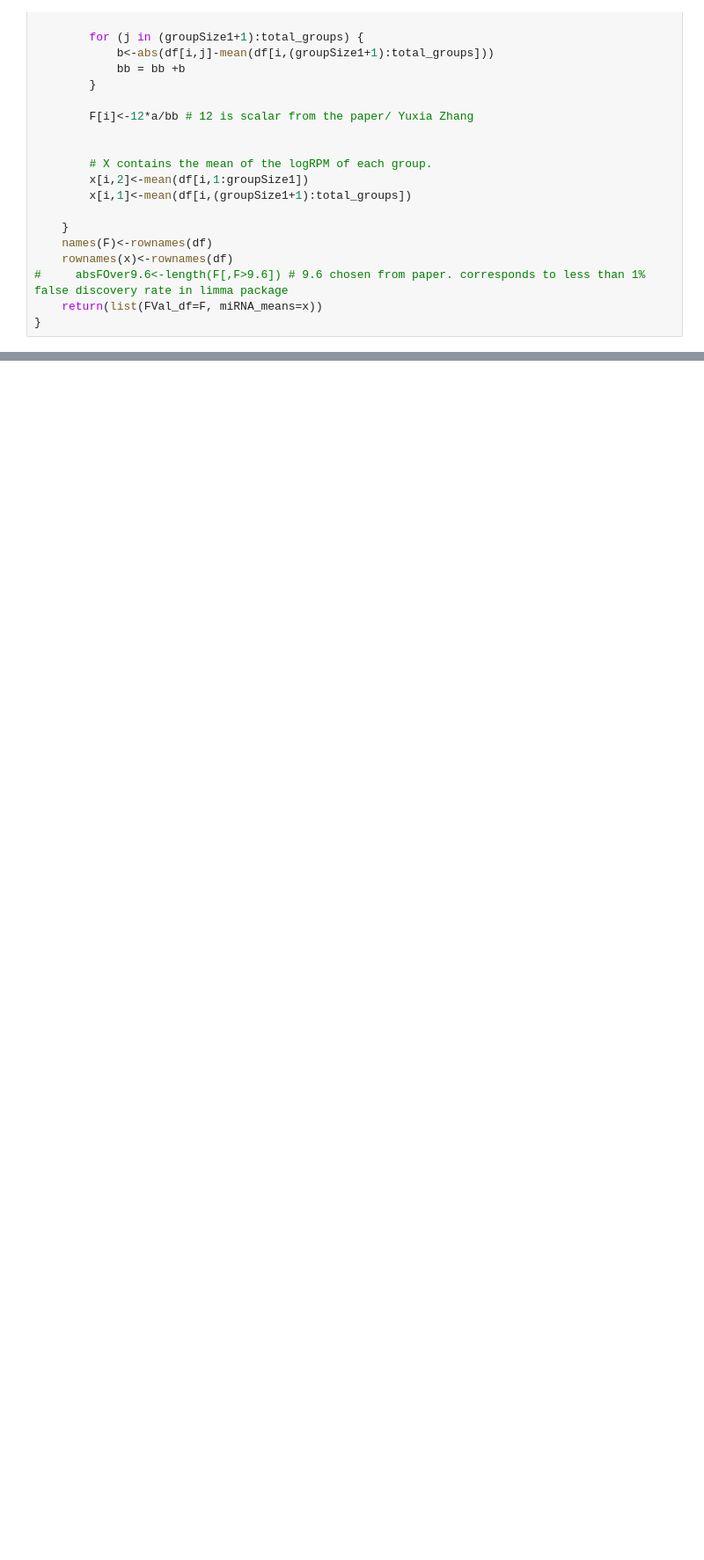
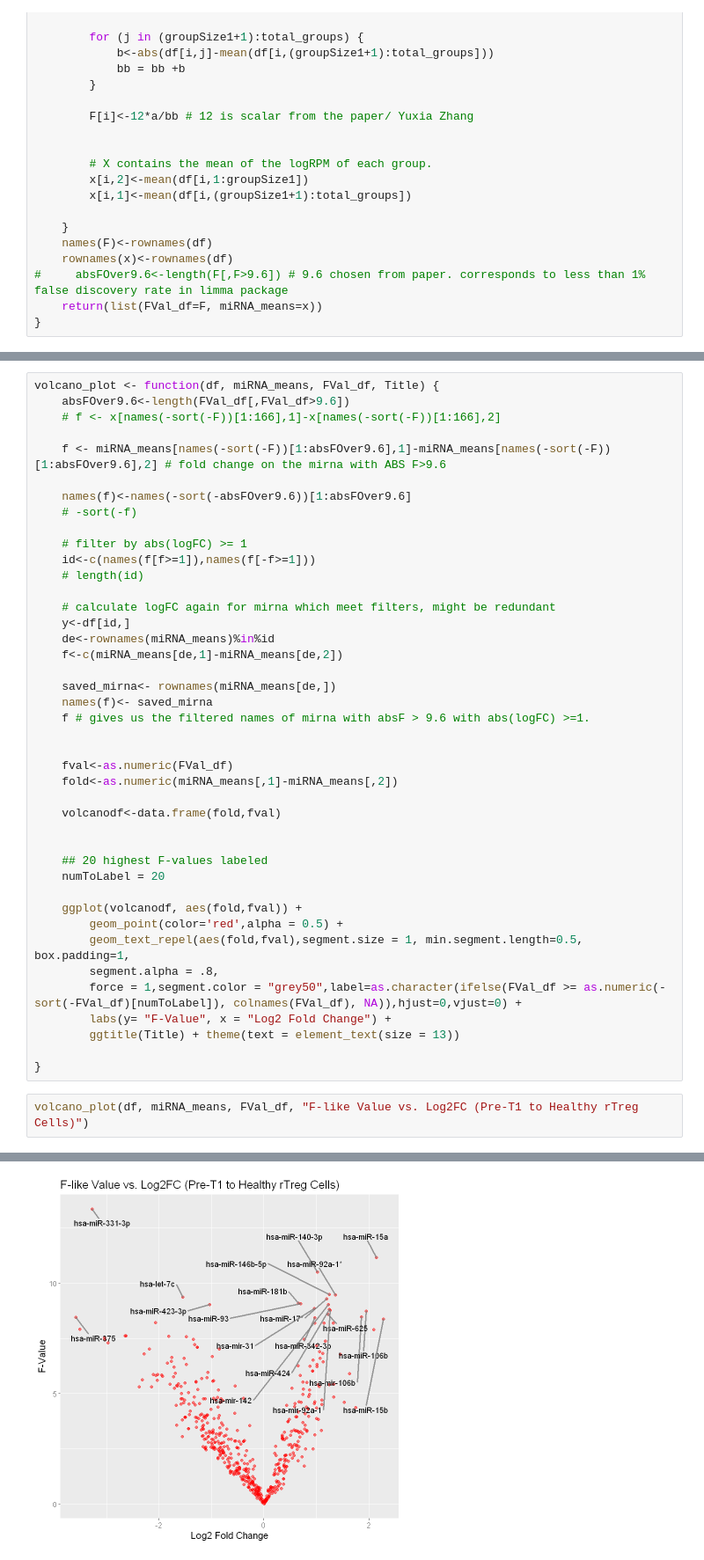
Before and after one commit to derrick56007/mirna_pre-t1d, a Jupyter notebook: notebooks/library_code_make.ipynb, the cells around one changed output, grey strips where cells are left out. Shown at 88% size. Cells and saved outputs as stored; diff of their text form; blank space fills up the shorter version.

Commit message:
saving work, volcanoplot func

```diff
--- a/notebooks/library_code_make.ipynb
+++ b/notebooks/library_code_make.ipynb
@@ -227,0 +209,45 @@ A data.frame: 519 × 2
+# %%
+volcano_plot <- function(df, miRNA_means, FVal_df, Title) {
+    absFOver9.6<-length(FVal_df[,FVal_df>9.6])
+    # f <- x[names(-sort(-F))[1:166],1]-x[names(-sort(-F))[1:166],2]
+
+    f <- miRNA_means[names(-sort(-F))[1:absFOver9.6],1]-miRNA_means[names(-sort(-F))[1:absFOver9.6],2] # fold change on the mirna with ABS F>9.6
+
+    names(f)<-names(-sort(-absFOver9.6))[1:absFOver9.6]
+    # -sort(-f)
+
+    # filter by abs(logFC) >= 1
+    id<-c(names(f[f>=1]),names(f[-f>=1]))
+    # length(id)
+
+    # calculate logFC again for mirna which meet filters, might be redundant
+    y<-df[id,]
+    de<-rownames(miRNA_means)%in%id
+    f<-c(miRNA_means[de,1]-miRNA_means[de,2])
+
+    saved_mirna<- rownames(miRNA_means[de,])
+    names(f)<- saved_mirna
+    f # gives us the filtered names of mirna with absF > 9.6 with abs(logFC) >=1.
+
+
+    fval<-as.numeric(FVal_df)
+    fold<-as.numeric(miRNA_means[,1]-miRNA_means[,2])
+
+    volcanodf<-data.frame(fold,fval)
+
+
+    ## 20 highest F-values labeled
+    numToLabel = 20
+
+    ggplot(volcanodf, aes(fold,fval)) +
+        geom_point(color='red',alpha = 0.5) +
+        geom_text_repel(aes(fold,fval),segment.size = 1, min.segment.length=0.5, box.padding=1,
+        segment.alpha = .8,
+        force = 1,segment.color = "grey50",label=as.character(ifelse(FVal_df >= as.numeric(-sort(-FVal_df)[numToLabel]), colnames(FVal_df), NA)),hjust=0,vjust=0) +
+        labs(y= "F-Value", x = "Log2 Fold Change") +
+        ggtitle(Title) + theme(text = element_text(size = 13))
+
+}
+# %%
+volcano_plot(df, miRNA_means, FVal_df, "F-like Value vs. Log2FC (Pre-T1 to Healthy rTreg Cells)")
+# %% [output]
@@ -227,0 +256 @@ A data.frame: 519 × 2
+[figure, added]
```
Also changed, not shown: parts of 2 cells of this notebook.
